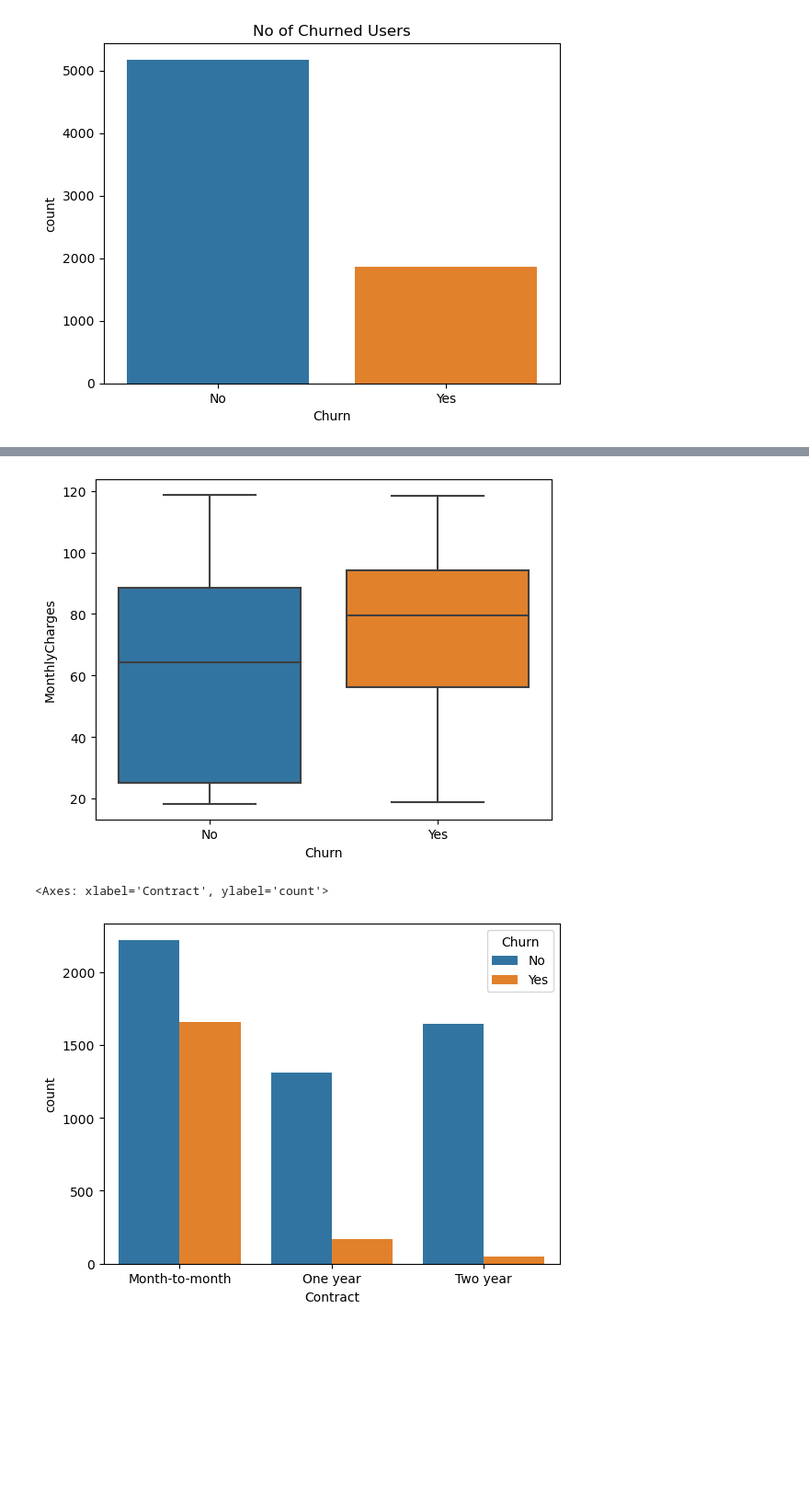
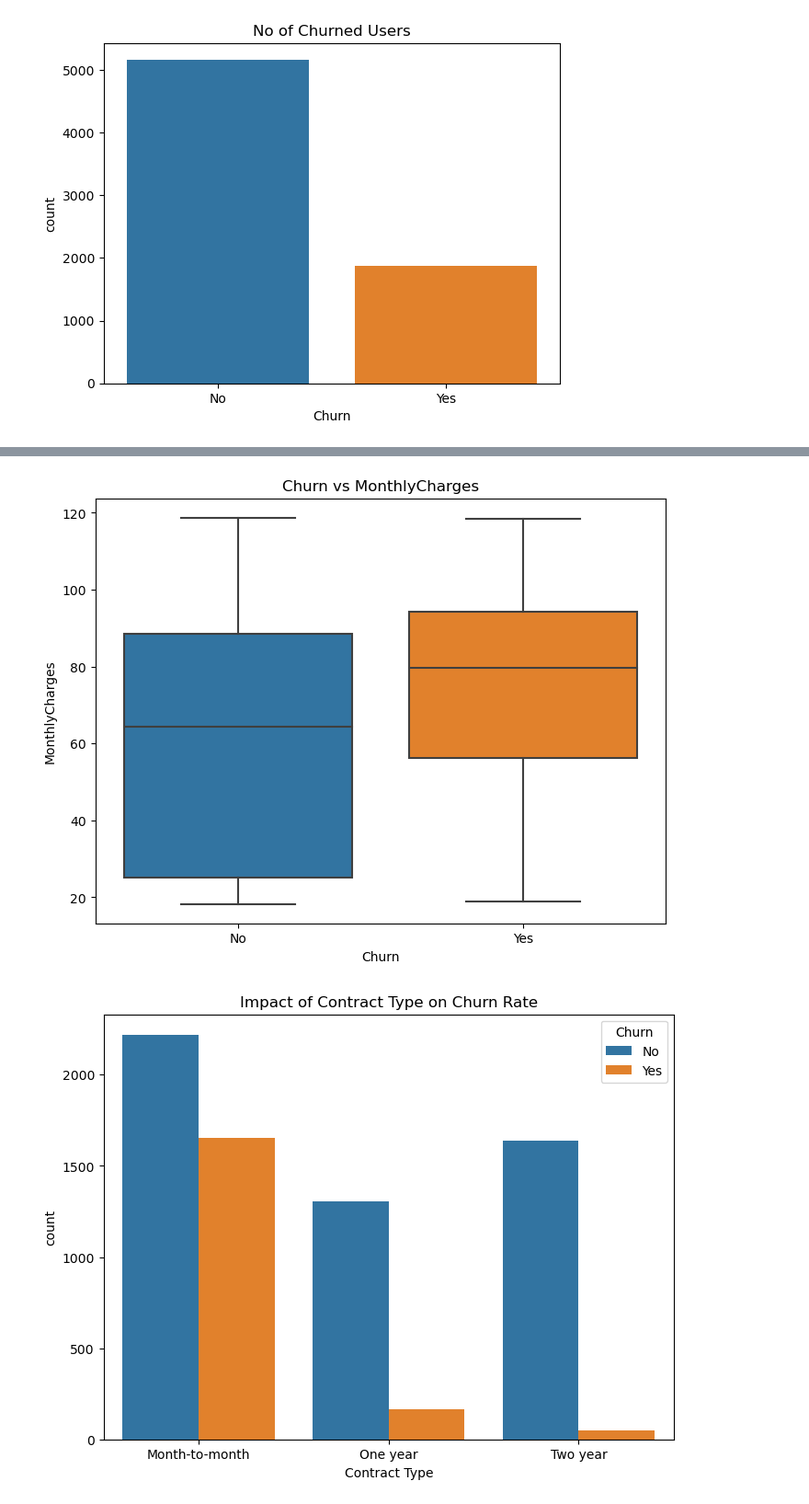
Before and after one commit to Chimmz/customer-churn-prediction, a Jupyter notebook: customer_churn.py.ipynb, the cells around one changed output, grey strips where cells are left out. Shown at 92% size. Cells and saved outputs as stored; diff of their text form; code cells hidden in the pictures; blank space fills up the shorter version.

```diff
--- a/customer_churn.py.ipynb
+++ b/customer_churn.py.ipynb
@@ -61,5 +61,3 @@ MonthlyCharges      0
 TotalCharges        0
 Churn               0
 dtype: int64
-# %%
-df.drop(columns=['customerID', 'gender', 'SeniorCitizen', 'PaperlessBilling'], axis=1, inplace=True)
@@ -92,3 +88,6 @@ df.describe(include='object').T
 | PaymentMethod | 7043 | 4 | Electronic check | 2365 |
 | TotalCharges | 7043 | 6531 |  | 11 |
 | Churn | 7043 | 2 | No | 5174 |
+# %%
+df['TotalCharges'] = pd.to_numeric(df.TotalCharges, errors='coerce')
+df.TotalCharges.dtype
@@ -94,0 +116,5 @@ df.describe(include='object').T
+# %%
+# Drop nulls in TotalCharges
+
+df.dropna(subset=['TotalCharges'], inplace=True)
+df.isnull().sum()
@@ -119,7 +159,9 @@ sns.histplot(x='tenure', hue='Churn', data=df, multiple='stack');
 # %%
 # Monthly charges vs Churn
 
+plt.figure(figsize=(8, 6))
 sns.boxplot(x='Churn', y='MonthlyCharges', data=df);
+plt.title('Churn vs MonthlyCharges');
 # %% [output]
-[figure, old version]
+[figure, new version]
 # %%
@@ -128,7 +170,11 @@ sns.boxplot(x='Churn', y='MonthlyCharges', data=df);
 # %%
-sns.countplot(x='Contract', hue='Churn', data=df)
+# The impact of contract type on churn
+
+plt.figure(figsize=(8, 6))
+sns.countplot(x='Contract', hue='Churn', data=df);
+plt.title('Impact of Contract Type on Churn Rate')
+plt.xlabel('Contract Type');
 # %% [output]
-<Axes: xlabel='Contract', ylabel='count'>
-[figure, old version]
+[figure, new version]
 # %%
 # Customers with m-to-m contracts are most likely to churn
```
Also changed, not shown: parts of 60 cells of this notebook.
